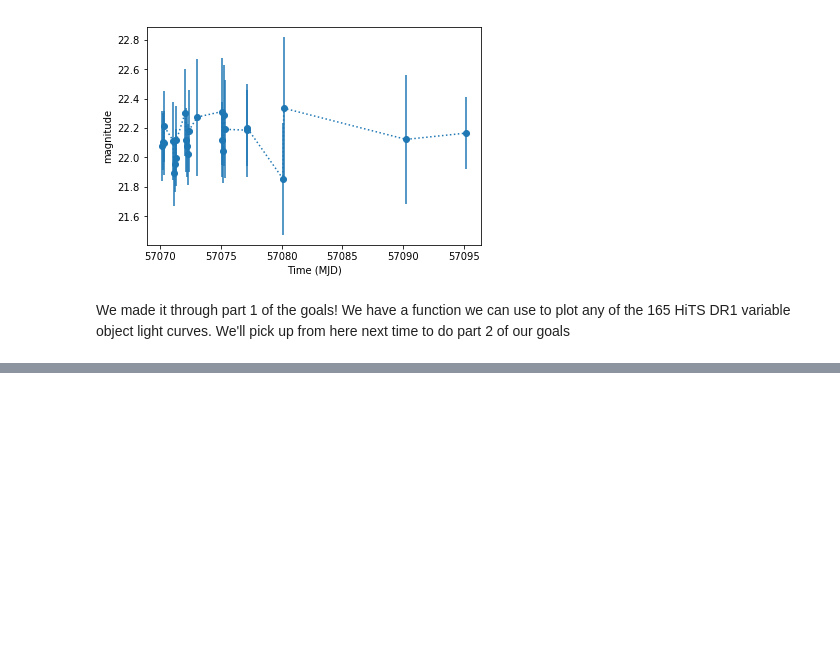
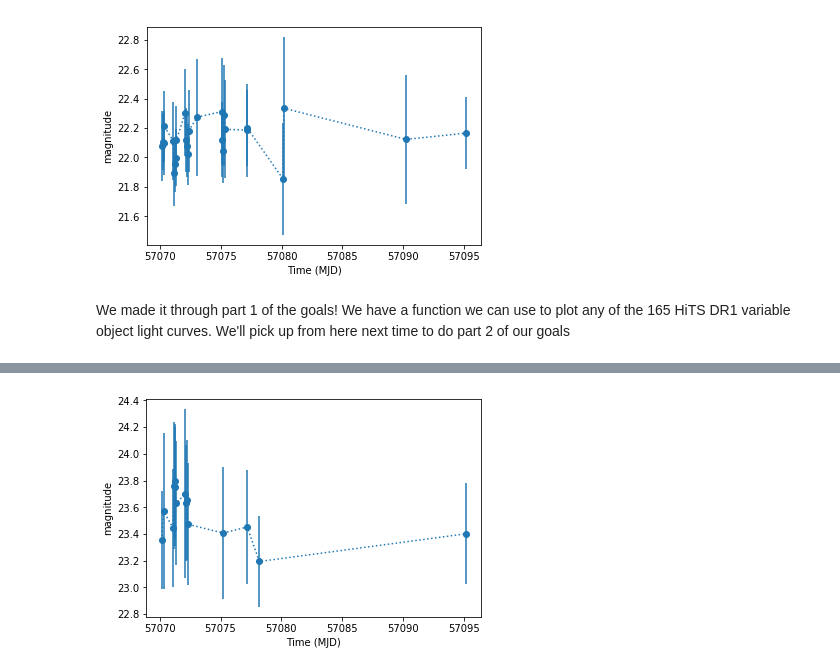
Before and after one commit to mrawls/lsst-hits-bump, a Jupyter notebook: courth18/Nov20.ipynb, the cells around one changed output, grey strips where cells are left out. Drawn from its saved outputs; the diff is of its cells as text; code cells hidden in the pictures; blank space fills up the shorter version.

```diff
--- a/courth18/Nov20.ipynb
+++ b/courth18/Nov20.ipynb
@@ -72,0 +239,4 @@ We made it through part 1 of the goals! We have a function we can use to plot an
+# %%
+plot_hits(hitsDf.iloc[127])
+# %% [output]
+[figure, added]
```
Also changed, not shown: parts of 31 cells of this notebook.
